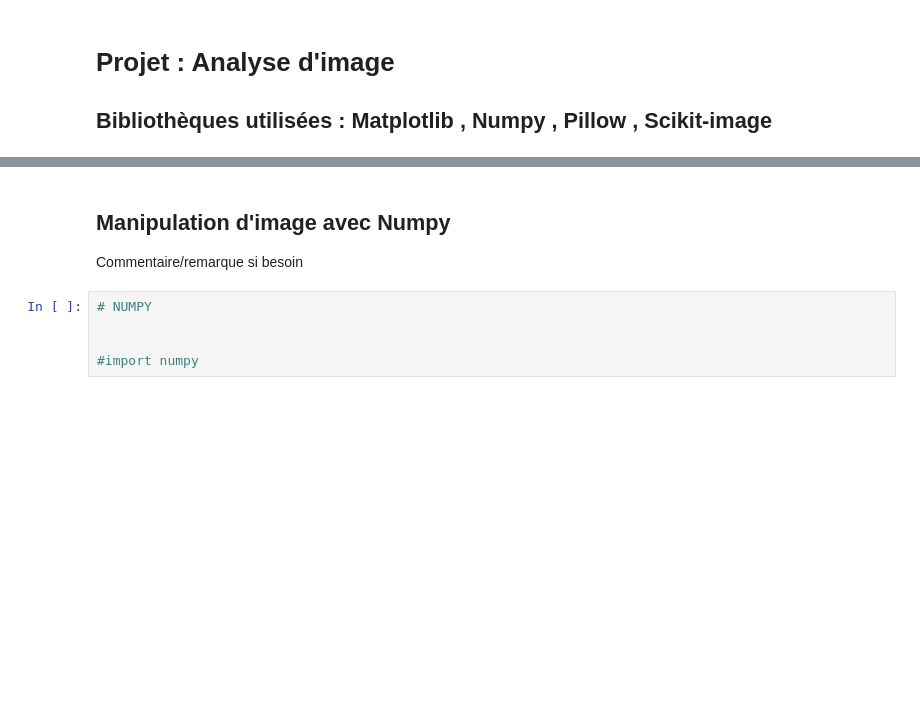
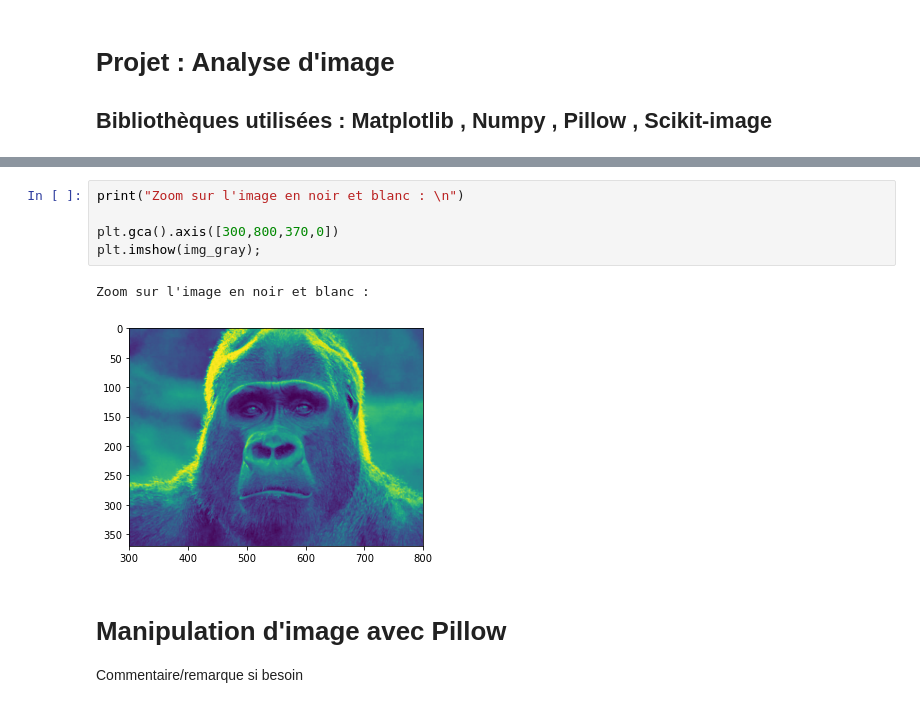
Before and after one commit to ragouradja/Projet_Python, a Jupyter notebook: demo.ipynb, the cells around one changed output, grey strips where cells are left out. Saved outputs shown, nothing was run; the diff lists cells and outputs as text; blank space fills up the shorter version.

```diff
--- a/demo.ipynb
+++ b/demo.ipynb
@@ -21,9 +37,12 @@ plt.show()
+# %%
+print("Zoom sur l'image en noir et blanc : \n")
+
+plt.gca().axis([300,800,370,0])
+plt.imshow(img_gray);
+# %% [output]
+Zoom sur l'image en noir et blanc :
+[figure, added]
 # %% [markdown]
-## Manipulation d'image avec Numpy
+# Manipulation d'image avec Pillow
 
 Commentaire/remarque si besoin
-# %%
-# NUMPY
-
-
-#import numpy
```
Also changed, not shown: parts of 13 cells of this notebook, 1 other file.
